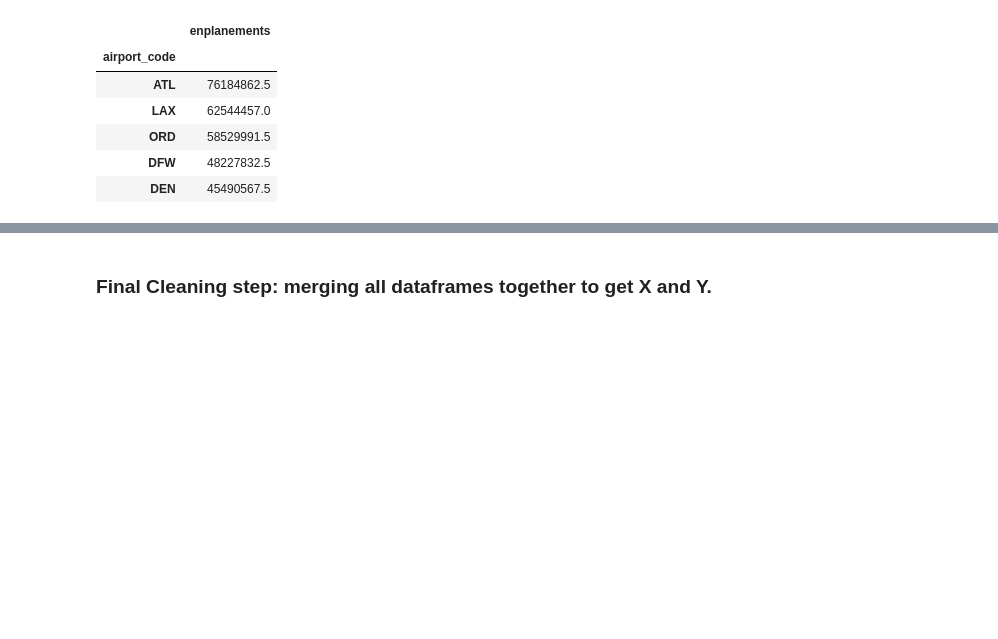
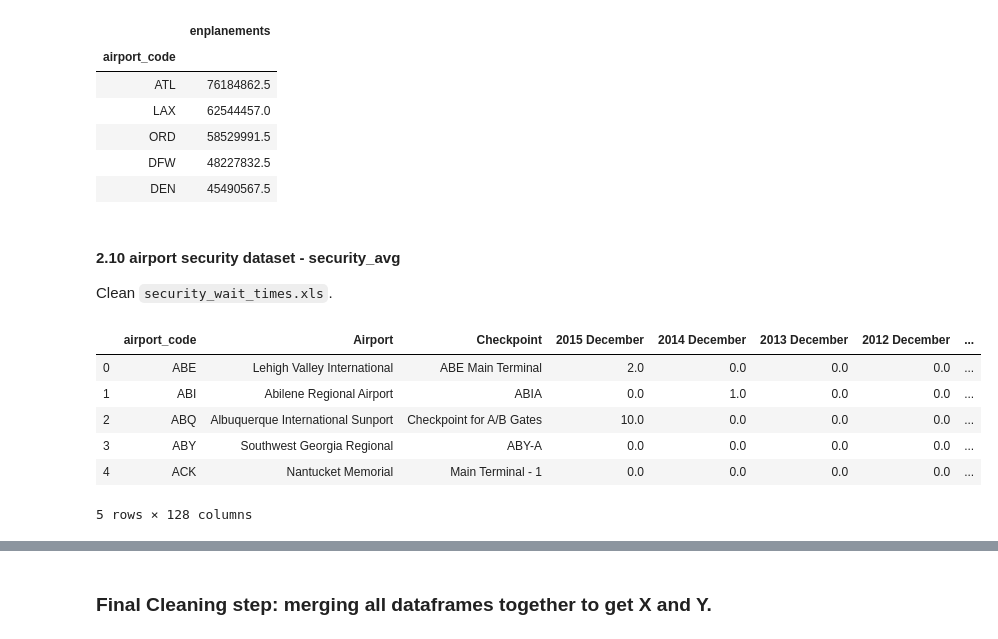
Before and after one commit to didyxdi/COGS108_final_project, a Jupyter notebook: Final Project.ipynb, the cells around one changed output, grey strips where cells are left out. Saved outputs shown, nothing was run; the diff lists cells and outputs as text; code cells hidden in the pictures; blank space fills up the shorter version.

```diff
--- a/Final Project.ipynb
+++ b/Final Project.ipynb
@@ -551,3 +551,20 @@ enplanements_df.head()
 | ORD | 58529991.5 |
 | DFW | 48227832.5 |
 | DEN | 45490567.5 |
+# %% [markdown]
+#### 2.10 airport security dataset - security_avg
+Clean `security_wait_times.xls`.
+# %%
+security_df = pd.read_excel("datasets/original/airport/security_wait_times.xls")
+# %%
+security_df = security_df.fillna(0)
+security_df = security_df.rename(columns={"Code":"airport_code"})
+security_df.head()
+# %% [output]
+|  | airport_code | Airport | Checkpoint | 2015 December | 2014 December | 2013 December | 2012 December | ... |
+| 0 | ABE | Lehigh Valley International | ABE Main Terminal | 2.0 | 0.0 | 0.0 | 0.0 | ... |
+| 1 | ABI | Abilene Regional Airport | ABIA | 0.0 | 1.0 | 0.0 | 0.0 | ... |
+| 2 | ABQ | Albuquerque International Sunport | Checkpoint for A/B Gates | 10.0 | 0.0 | 0.0 | 0.0 | ... |
+| 3 | ABY | Southwest Georgia Regional | ABY-A | 0.0 | 0.0 | 0.0 | 0.0 | ... |
+| 4 | ACK | Nantucket Memorial | Main Terminal - 1 | 0.0 | 0.0 | 0.0 | 0.0 | ... |
+5 rows × 128 columns
```
Also changed, not shown: parts of 8 cells of this notebook.
